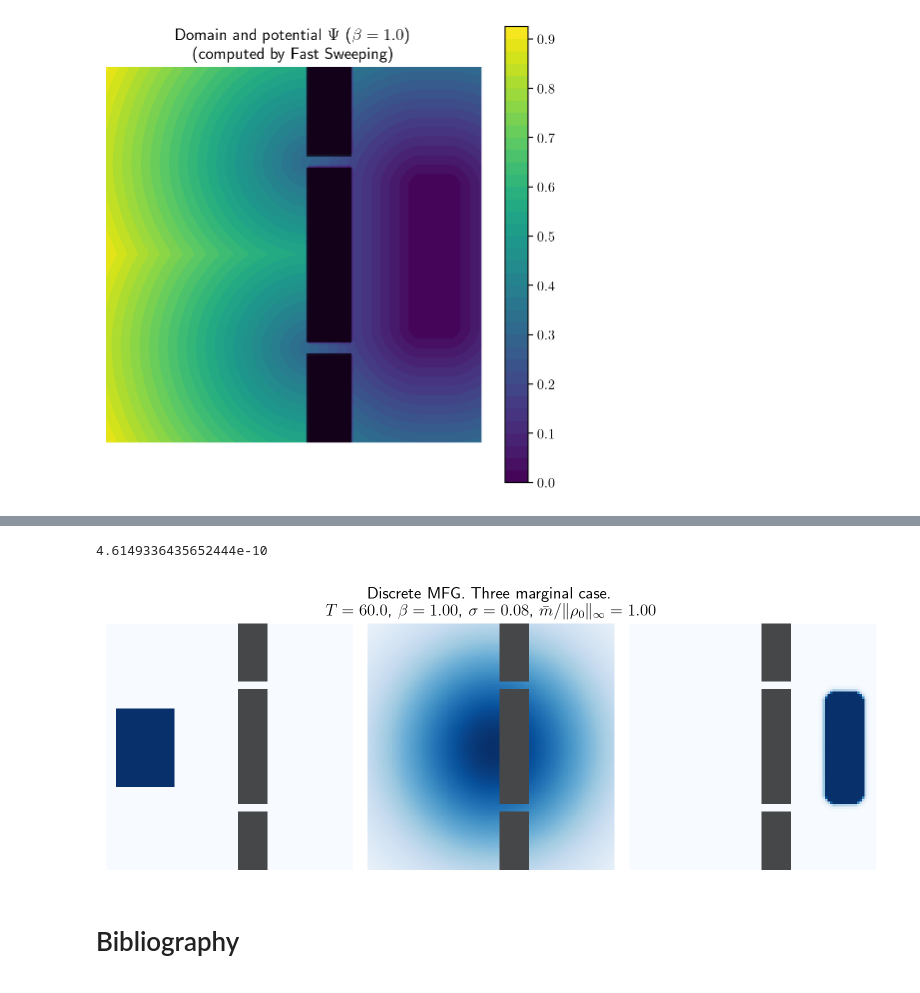
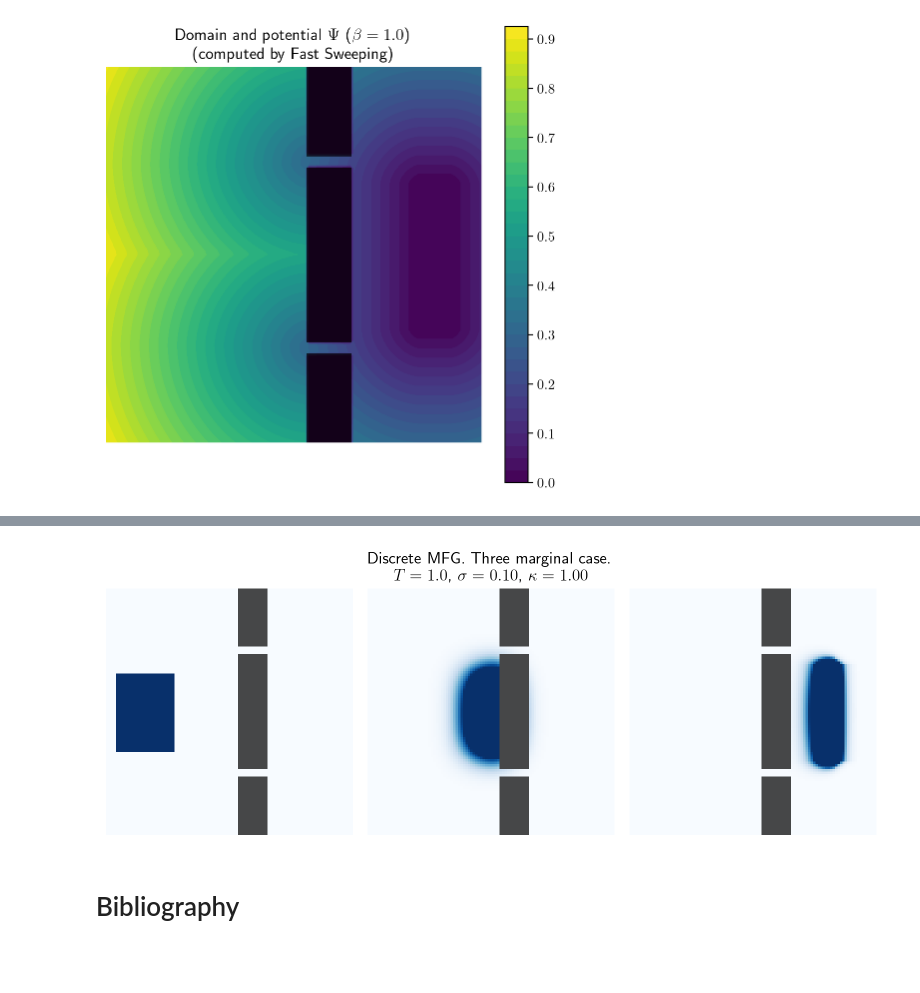
Before and after one commit to ManifoldFR/mva-optimaltransport, a Jupyter notebook: project/simple_transport.ipynb, the cells around one changed output, grey strips where cells are left out. Saved outputs shown, nothing was run; the diff lists cells and outputs as text; code cells hidden in the pictures.

```diff
--- a/project/simple_transport.ipynb
+++ b/project/simple_transport.ipynb
@@ -414,7 +328,7 @@ $$
 \end{aligned}
 $$
 # %%
-sigma = .06
+sigma = .2
 epsilon = sigma ** 2
 ## New epsilon-kernel
 
@@ -428,7 +342,7 @@ K1_eps = norm.pdf(cost_mat1, scale=sigma * dt ** .5)
 from contraction import FactoredKernel
 K_eps_op = FactoredKernel(K1_eps, K1_eps)
 
-plt.imshow(K1_eps, origin='lower', interpolation='none',
+plt.imshow(K1_eps, interpolation='none',
            extent=[0, xar.max(), 0, xar.max()])
 plt.title("Gaussian convolutional kernel $K$")
 plt.xlabel("$x_1$")
@@ -440,12 +354,13 @@ Epsilon: 0.0036
 # %%
 # maximal congestion using previous final distrib
-kappa = 1.1
+kappa = 1.
 congest_max = kappa * rho_0.max()
 
 hmet = []
-thresh_ = 1e-9
+thresh_ = 1e-10
 
 n_iter = 400
+tau = 1e-50
 
 u1 = np.ones_like(rho_0)
 
@@ -453,8 +368,8 @@ for _ in range(n_iter):
     u0_old = u0
     u1_old = u1
 
-    u0 = rho_0 / K_eps_op(u1)  # potential u0
-    conv0 = K_eps_op(u0)
+    u0 = rho_0 / (K_eps_op(u1)+tau)  # potential u0
+    conv0 = K_eps_op(u0) + tau
     u1 = prox_operator(conv0, mask, congest_max, psi_potential_,epsilon)/conv0
 
     hmet.append(hilbert_metric_chained([u0,u1], [u0_old, u1_old]))
@@ -544,7 +458,7 @@ fig.savefig(IMAGE_DIR+"crowd_eikonal_potential.png",
             dpi='figure', bbox_inches='tight')
 # %%
 ## Define the kernel, its parameters, compute the dual potential
-sigma = 0.08
+sigma = 0.09
 epsilon = sigma ** 2
 print("Epsilon:", epsilon)
 ## New epsilon-kernel
@@ -556,11 +470,11 @@ K_eps_op = lambda x: np.dot(K1_eps @ x, K1_eps)
 kappa = 1.
 congest_max = kappa * rho_0.max()
 
-thresh_ = 1e-6
+thresh_ = 1e-9
 hmet = []
 
 u1 = np.ones_like(rho_0)
-for _ in range(200):
+for _ in range(400):
     u0_old = u0
     u1_old = u1
 
@@ -641,11 +544,11 @@ $$
     \bar m \mathbf{1}_{\Omega\backslash\mathscr O})
 $$
 # %%
-sigma = 0.08
+sigma = 0.1
 epsilon = sigma ** 2
 
 tmax = TMAX
-dt = TMAX / 2.  # timestep is 0.5
+dt = tmax / 2.  # timestep is 0.5
 
 print("dt:", dt)
 print("Epsilon:", epsilon)
@@ -655,4 +558,9 @@ K1_eps = norm.pdf(cost_mat1, scale=sigma * dt ** .5)
 from contraction import FactoredKernel
 
 K_eps_op = FactoredKernel(K1_eps, K1_eps)
+
+plt.imshow(K1_eps, interpolation='none', extent=[0,xar.max(),0,xar.max()])
+plt.title("Gaussian kernel $K_\\epsilon$")
+plt.xlabel("$x_1$")
+plt.ylabel("$y_1$");
 # %% [output]
@@ -766,30 +668,26 @@ for mu in marginals:
-# %%
-np.linalg.norm(marginals[0]-rho_0, ord=np.inf) / np.linalg.norm(rho_0, ord=np.inf)
-# %% [output]
-4.6149336435652444e-10
 # %%
 fig = plt.figure(figsize=(8, 4))
 
 plt.subplot(131)
 plot_measure(marginals[0], extent=extent)
 plot_domain(domain_img, extent=extent)
 plt.axis('off')
 
 plt.subplot(132)
 plot_measure(rho1, extent=extent)
 plot_domain(domain_img, extent=extent)
 plt.axis('off')
 
 plt.subplot(133)
 plot_measure(rho2, extent=extent)
 plot_domain(domain_img, extent=extent)
 plt.axis('off')
 plt.tight_layout();
-plt.suptitle(("Discrete MFG. Three marginal case.\n$T=%.1f$, $\\beta=%.2f$,"+
-              " $\\sigma=%.2f$, $\\bar{m}/\|\\rho_0\|_\infty=%.2f$")
-             % (tmax,beta, sigma, kappa), y=.9);
+plt.suptitle(("Discrete MFG. Three marginal case.\n$T=%.1f$,"+
+              " $\\sigma=%.2f$, $\kappa=%.2f$")
+             % (tmax, sigma, kappa), y=.9);
 # %% [output]
-[figure, old version]
+[figure, new version]
 # %%
 fig.savefig(IMAGE_DIR+"three_marginal_room1.png", bbox_inches='tight')
 # %% [markdown]
```
Also changed, not shown: parts of 50 cells of this notebook, 16 other files.
